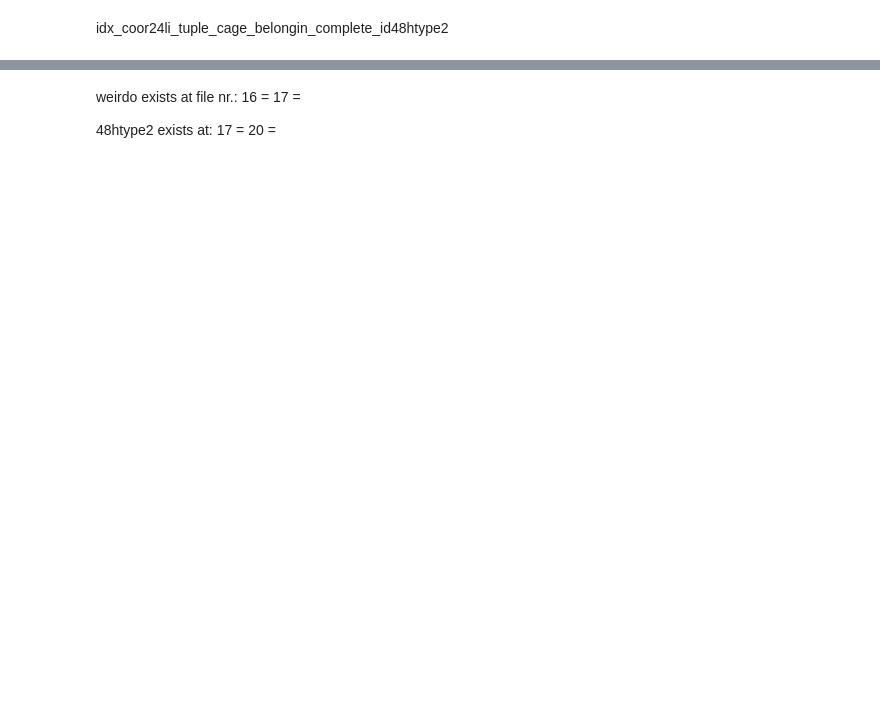
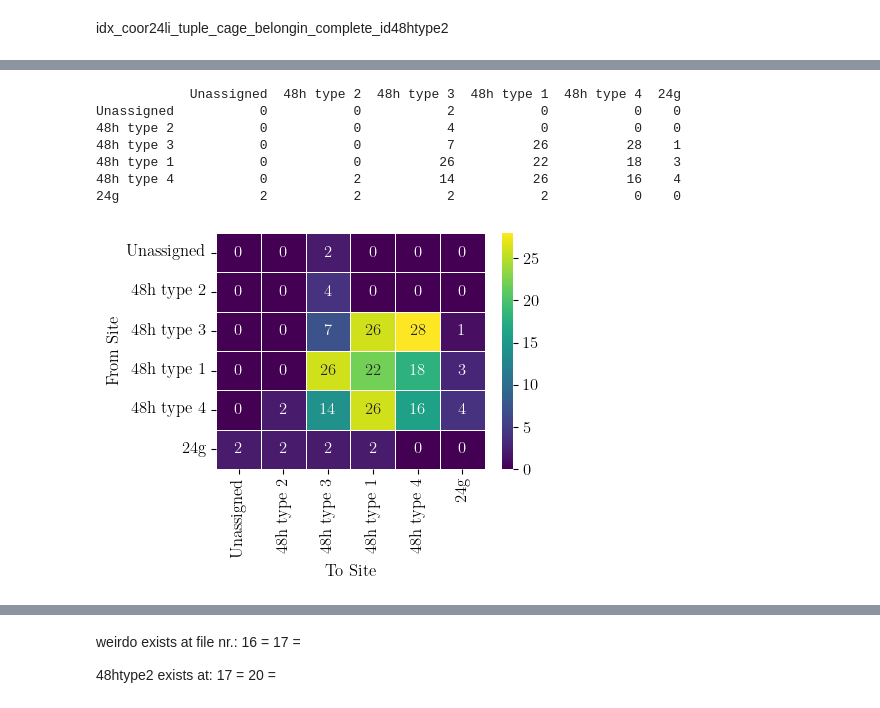
Before and after one commit to a-firdaus/LitMove, a Jupyter notebook: 03_orientation_and_mapping_packages.ipynb, the cells around one changed output, grey strips where cells are left out. Saved outputs shown, nothing was run; the diff lists cells and outputs as text; code cells hidden in the pictures; blank space fills up the shorter version.

```diff
--- a/03_orientation_and_mapping_packages.ipynb
+++ b/03_orientation_and_mapping_packages.ipynb
@@ -561,3 +571,15 @@ if proceed_NEB == "True":
+# %%
+if proceed_NEB == "True":
+    movement.get_and_plot_transition_matrix_relabeled(df_type, direc_restructure_destination, litype)
+# %% [output]
+            Unassigned  48h type 2  48h type 3  48h type 1  48h type 4  24g
+Unassigned           0           0           2           0           0    0
+48h type 2           0           0           4           0           0    0
+48h type 3           0           0           7          26          28    1
+48h type 1           0           0          26          22          18    3
+48h type 4           0           2          14          26          16    4
+24g                  2           2           2           2           0    0
+[figure, added]
 # %%
 if proceed_NEB == "True":
     chunk_size = 3
```
Also changed, not shown: parts of 18 cells of this notebook, 12 other files.
